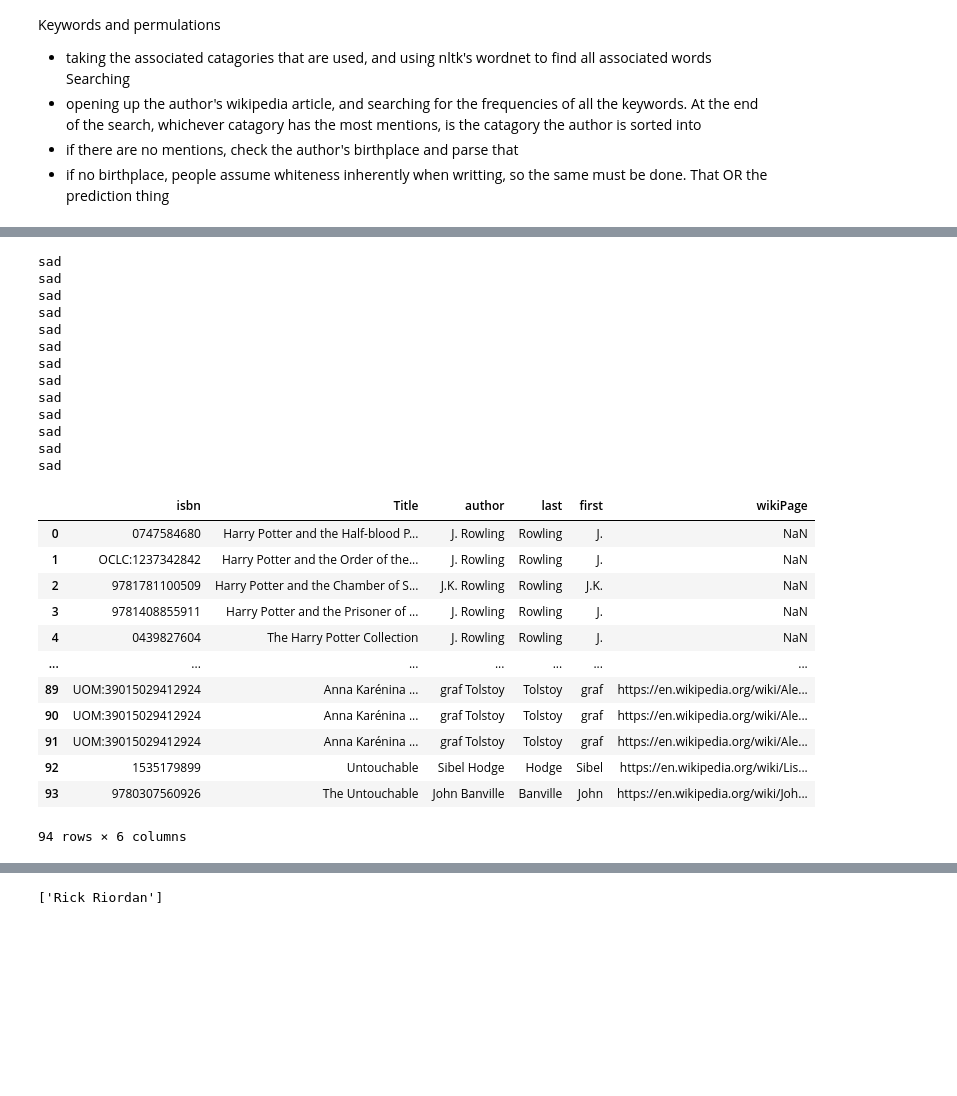
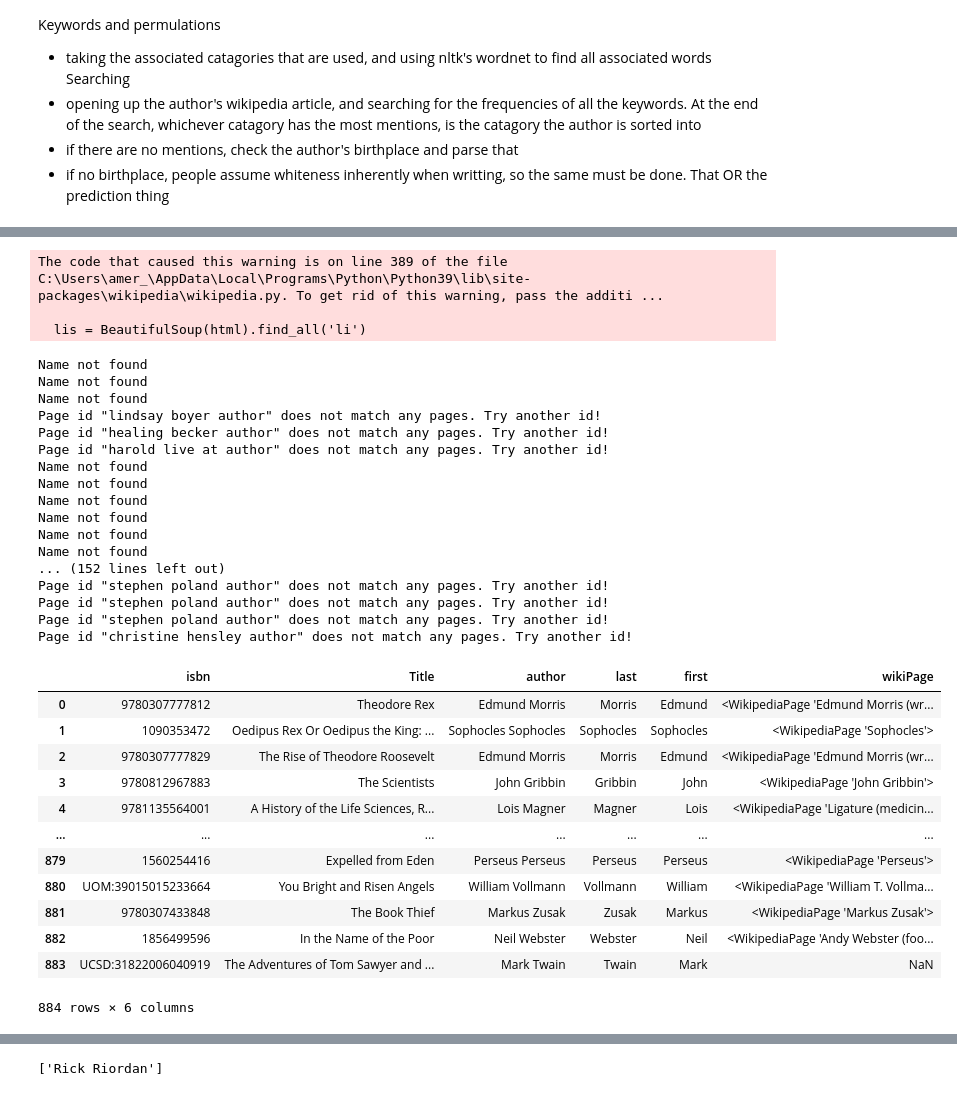
Before and after one commit to Azal-Amer/LibraryDiversity, a Jupyter notebook: WikipediaNationality.ipynb, the cells around one changed output, grey strips where cells are left out. Cells and saved outputs as stored; diff of their text form; code cells hidden in the pictures; blank space fills up the shorter version.

```diff
--- a/WikipediaNationality.ipynb
+++ b/WikipediaNationality.ipynb
@@ -47,7 +27,7 @@ def getBookInfo(title):
 # %%
 title = ['How to Invent Everything','Percy Jackson','Oxford English Dictionary','The Fault in Our Stars','The Alchemist','The Hunger Games','To Kill a Mockingbird','The Kite Runner','0994047134','Fifteen Hundred Miles from the Sun']
 books = pd.read_csv('books.csv',on_bad_lines='skip')
-title = books['title'].to_list()[:100]
+title = books['title'].to_list()[-1000:]
 namesDF = pd.DataFrame()
 for bookTitle in title:
     try:
@@ -104,62 +84,67 @@ for i,author in enumerate(namesDF['author']):
             except Exception as e:
                 print(e)
                 # wikiPages.append('NaN')
-                continue
+                # continue
             # This line?
             # Checks if out of the list of pages,  if the author flag helps identify the author page
         except Exception as e:
             searches = wikipedia.search(author)[1:]
             for search in (searches):
                 # goes through every suggested search result, checks for the authors full name, and checks if the book title is mentioned somewhere
 
                 # if the first and last names aren't in any of the searches, it will throw an error.
                 arr = str(search).split(' ')
                 nameCheck = (namesDF['first'][i] in arr) and (namesDF['last'][i] in arr)
                 # check if both the first, and last name are i the search
                 if nameCheck:
                     temp_object = wikipedia.page(search)
 
                     if(temp_object.content.find(bookTitle) != -1):
 
                         page_object = temp_object
                         # checks if the page is about the author
                         break
     if(page_object==[]):
         wikiPages.append('NaN')
         continue
     else:
         wikiPages.append(page_object)
-
-
 namesDF['wikiPage'] = wikiPages
 namesDF
 # %% [output]
-sad
-sad
-sad
-sad
-sad
-sad
-sad
-sad
-sad
-sad
-sad
-sad
-sad
+The code that caused this warning is on line 389 of the file C:\Users\amer_\AppData\Local\Programs\Python\Python39\lib\site-packages\wikipedia\wikipedia.py. To get rid of this warning, pass the additi ...
+
+  lis = BeautifulSoup(html).find_all('li')
+Name not found
+Name not found
+Name not found
+Page id "lindsay boyer author" does not match any pages. Try another id!
+Page id "healing becker author" does not match any pages. Try another id!
+Page id "harold live at author" does not match any pages. Try another id!
+Name not found
+Name not found
+Name not found
+Name not found
+Name not found
+Name not found
+... (152 lines left out)
+Page id "stephen poland author" does not match any pages. Try another id!
+Page id "stephen poland author" does not match any pages. Try another id!
+Page id "stephen poland author" does not match any pages. Try another id!
+Page id "christine hensley author" does not match any pages. Try another id!
 |  | isbn | Title | author | last | first | wikiPage |
-| 0 | 0747584680 | Harry Potter and the Half-blood P... | J. Rowling | Rowling | J. | NaN |
-| 1 | OCLC:1237342842 | Harry Potter and the Order of the... | J. Rowling | Rowling | J. | NaN |
-| 2 | 9781781100509 | Harry Potter and the Chamber of S... | J.K. Rowling | Rowling | J.K. | NaN |
-| 3 | 9781408855911 | Harry Potter and the Prisoner of ... | J. Rowling | Rowling | J. | NaN |
-| 4 | 0439827604 | The Harry Potter Collection | J. Rowling | Rowling | J. | NaN |
+| 0 | 9780307777812 | Theodore Rex | Edmund Morris | Morris | Edmund | <WikipediaPage 'Edmund Morris (wr... |
+| 1 | 1090353472 | Oedipus Rex Or Oedipus the King: ... | Sophocles Sophocles | Sophocles | Sophocles | <WikipediaPage 'Sophocles'> |
+| 2 | 9780307777829 | The Rise of Theodore Roosevelt | Edmund Morris | Morris | Edmund | <WikipediaPage 'Edmund Morris (wr... |
+| 3 | 9780812967883 | The Scientists | John Gribbin | Gribbin | John | <WikipediaPage 'John Gribbin'> |
+| 4 | 9781135564001 | A History of the Life Sciences, R... | Lois Magner | Magner | Lois | <WikipediaPage 'Ligature (medicin... |
 | ... | ... | ... | ... | ... | ... | ... |
-| 89 | UOM:39015029412924 | Anna Karénina ... | graf Tolstoy | Tolstoy | graf | https://en.wikipedia.org/wiki/Ale... |
-| 90 | UOM:39015029412924 | Anna Karénina ... | graf Tolstoy | Tolstoy | graf | https://en.wikipedia.org/wiki/Ale... |
-| 91 | UOM:39015029412924 | Anna Karénina ... | graf Tolstoy | Tolstoy | graf | https://en.wikipedia.org/wiki/Ale... |
-| 92 | 1535179899 | Untouchable | Sibel Hodge | Hodge | Sibel | https://en.wikipedia.org/wiki/Lis... |
-| 93 | 9780307560926 | The Untouchable | John Banville | Banville | John | https://en.wikipedia.org/wiki/Joh... |
+| 879 | 1560254416 | Expelled from Eden | Perseus Perseus | Perseus | Perseus | <WikipediaPage 'Perseus'> |
+| 880 | UOM:39015015233664 | You Bright and Risen Angels | William Vollmann | Vollmann | William | <WikipediaPage 'William T. Vollma... |
+| 881 | 9780307433848 | The Book Thief | Markus Zusak | Zusak | Markus | <WikipediaPage 'Markus Zusak'> |
+| 882 | 1856499596 | In the Name of the Poor | Neil Webster | Webster | Neil | <WikipediaPage 'Andy Webster (foo... |
+| 883 | UCSD:31822006040919 | The Adventures of Tom Sawyer and ... | Mark Twain | Twain | Mark | NaN |
-94 rows × 6 columns
+884 rows × 6 columns
 # %%
 print(len(namesDF['author']))
 for index,page in namesDF.loc[namesDF['wikiPage'] == 'NaN'].iterrows():
```
Also changed, not shown: parts of 11 cells of this notebook, 2 other files.
